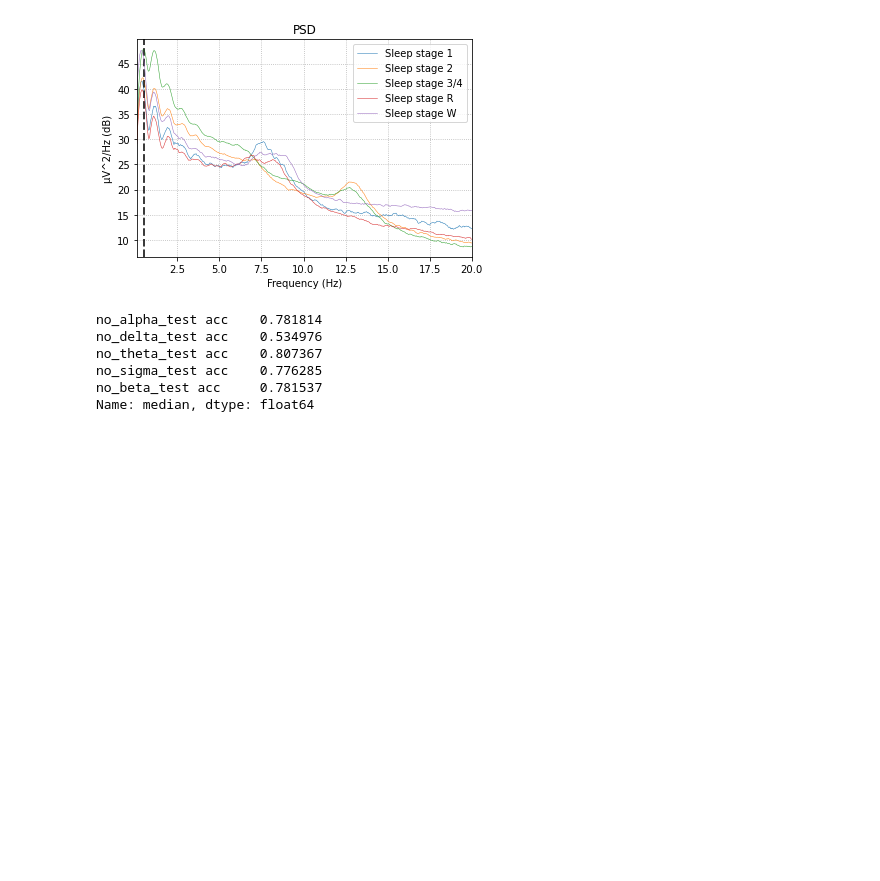
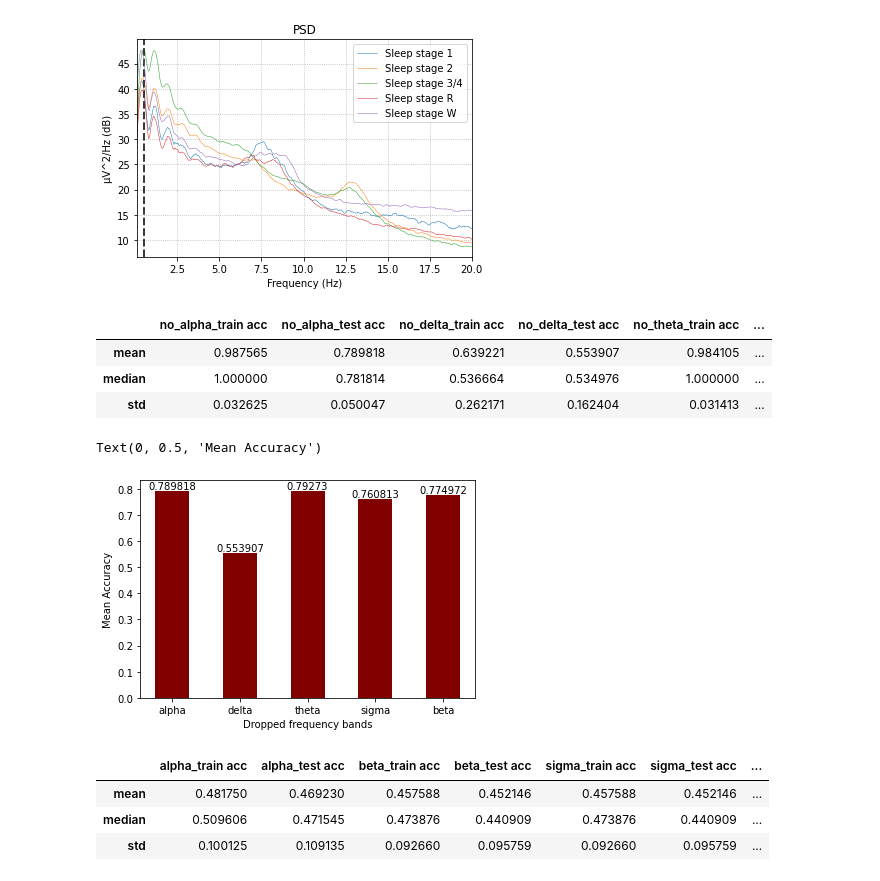
Before and after one commit to orelts/Sleep-Stage-Prediction-Classification-Using-Neural-ODE, a Jupyter notebook: notebooks/plots_and_figures.ipynb, the cells around one changed output. Drawn from its saved outputs; the diff is of its cells as text; code cells hidden in the pictures; blank space fills up the shorter version.

Commit message:
Added figures and jupyter notebook plots of bar chart for the ablation study

```diff
--- a/notebooks/plots_and_figures.ipynb
+++ b/notebooks/plots_and_figures.ipynb
@@ -183,17 +185,46 @@ Loading data for 841 events and 3000 original time points ...
     Using multitaper spectrum estimation with 7 DPSS windows
 [figure]
 # %%
+# Loading Ablation study where each time one channel dropped
 ablation_drop_one = pd.read_excel('../reports/Excels/3_Ablation_study_drop_one.xlsx', index_col=0, sheet_name="summary")
+ablation_drop_one
+# %% [output]
+|  | no_alpha_train acc | no_alpha_test acc | no_delta_train acc | no_delta_test acc | no_theta_train acc | ... |
+| mean | 0.987565 | 0.789818 | 0.639221 | 0.553907 | 0.984105 | ... |
+| median | 1.000000 | 0.781814 | 0.536664 | 0.534976 | 1.000000 | ... |
+| std | 0.032625 | 0.050047 | 0.262171 | 0.162404 | 0.031413 | ... |
 # %%
+# Extracting data from dataframe
 bands = ablation_drop_one.columns.values
 test_bands = [item for item in bands if "test" in item]
 train_bands = [item for item in bands if "train" in item]
+band_names = [item.split("_")[1].split("_")[0] for item in test_bands]
+
+medians_test = ablation_drop_one.loc["median", test_bands]
+means_test = ablation_drop_one.loc["mean", test_bands]
+std_test = ablation_drop_one.loc["std", test_bands]
+
+medians_train = ablation_drop_one.loc["median", train_bands]
+means_train = ablation_drop_one.loc["mean", train_bands]
+std_train = ablation_drop_one.loc["std", train_bands]
-# %%
-ablation_drop_one.loc["median", test_bands]
-# %% [output]
-no_alpha_test acc    0.781814
-no_delta_test acc    0.534976
-no_theta_test acc    0.807367
-no_sigma_test acc    0.776285
-no_beta_test acc     0.781537
-Name: median, dtype: float64
+# %%
+# creating the bar plot
+
+# Means of test
+plt.bar(band_names, means_test, color ='maroon', width = 0.5)
+ax = plt.gca()
+plt.bar_label(ax.containers[0])
+ax.set_xlabel("Dropped frequency bands")
+ax.set_ylabel("Mean Accuracy")
+# %% [output]
+Text(0, 0.5, 'Mean Accuracy')
+[figure, added]
+# %%
+# Loading Ablation study where each time one channel dropped
+ablation_single = pd.read_excel('../reports/Excels/4_Ablation_study_single.xlsx', index_col=0, sheet_name="summary")
+ablation_single
+# %% [output]
+|  | alpha_train acc | alpha_test acc | beta_train acc | beta_test acc | sigma_train acc | sigma_test acc | ... |
+| mean | 0.481750 | 0.469230 | 0.457588 | 0.452146 | 0.457588 | 0.452146 | ... |
+| median | 0.509606 | 0.471545 | 0.473876 | 0.440909 | 0.473876 | 0.440909 | ... |
+| std | 0.100125 | 0.109135 | 0.092660 | 0.095759 | 0.092660 | 0.095759 | ... |
```
Also changed, not shown: parts of 3 cells of this notebook, 5 other files.
